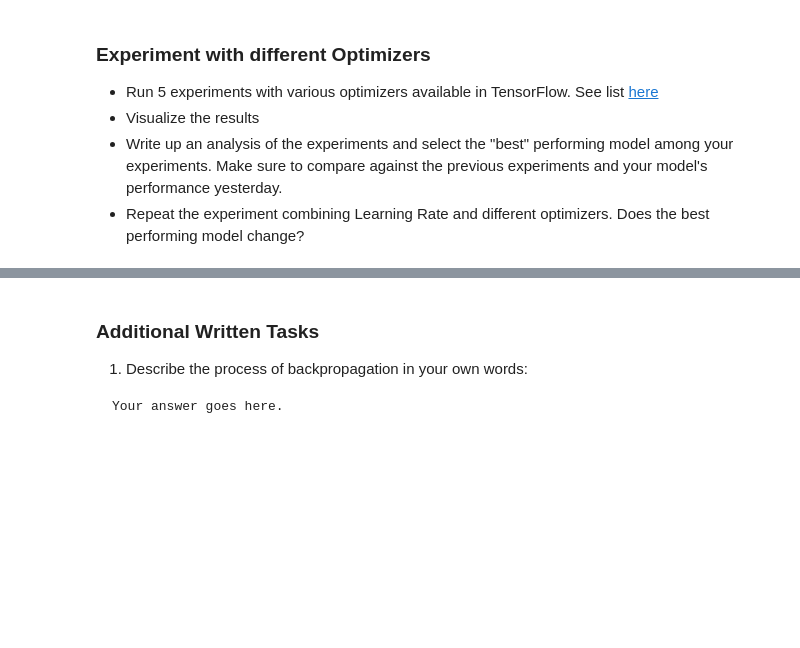
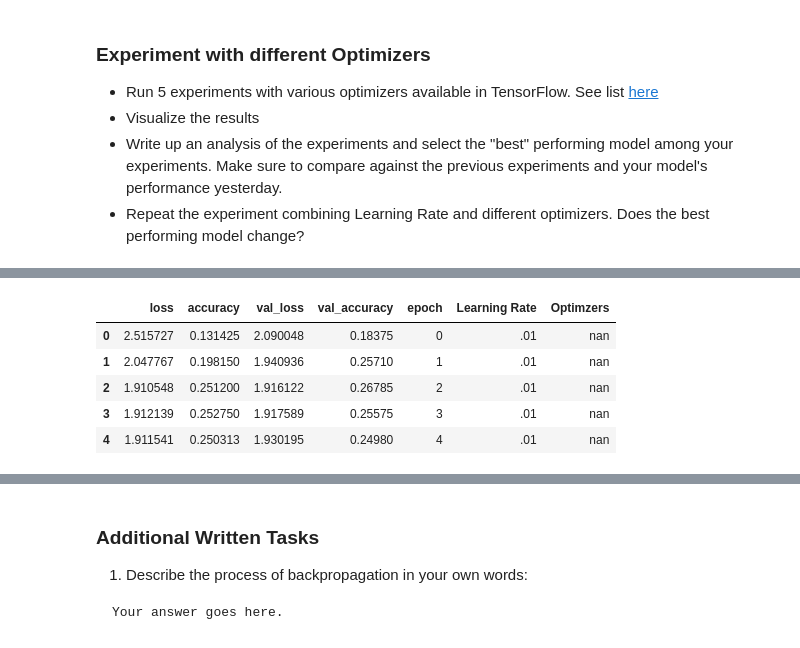
Before and after one commit to term1830/DS-Unit-4-Sprint-2-Neural-Networks, a Jupyter notebook: module2-Train/LS_DS_422_Train_Assignment.ipynb, the cells around one changed output, grey strips where cells are left out. Saved outputs shown, nothing was run; the diff lists cells and outputs as text; code cells hidden in the pictures; blank space fills up the shorter version.

```diff
--- a/module2-Train/LS_DS_422_Train_Assignment.ipynb
+++ b/module2-Train/LS_DS_422_Train_Assignment.ipynb
@@ -242,0 +580,17 @@ Epoch 25/25
+# %%
+for exp, result in zip([RMSprop, Adadelta, Adagrad, Adamax, Ftrl,Nadam], ["RMSprop", "Adadelta", "Adagrad", "Adamax", "Ftrl","Nadam"]):
+    df = pd.DataFrame.from_dict(exp.history)
+    df['epoch'] = df.index.values
+    df['Optimzers'] = result
+    batch_sizes.append(df)
+
+df = pd.concat(batch_sizes)
+df['Optimzers'] = df['Optimzers'].astype('str')
+df.head()
+# %% [output]
+|  | loss | accuracy | val_loss | val_accuracy | epoch | Learning Rate | Optimzers |
+| 0 | 2.515727 | 0.131425 | 2.090048 | 0.18375 | 0 | .01 | nan |
+| 1 | 2.047767 | 0.198150 | 1.940936 | 0.25710 | 1 | .01 | nan |
+| 2 | 1.910548 | 0.251200 | 1.916122 | 0.26785 | 2 | .01 | nan |
+| 3 | 1.912139 | 0.252750 | 1.917589 | 0.25575 | 3 | .01 | nan |
+| 4 | 1.911541 | 0.250313 | 1.930195 | 0.24980 | 4 | .01 | nan |
```
Also changed, not shown: parts of 23 cells of this notebook.
